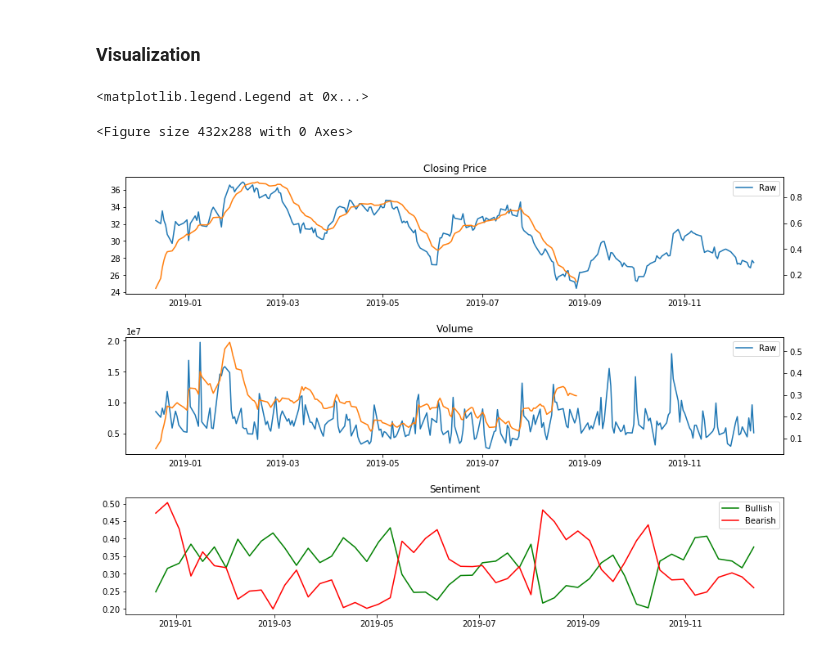
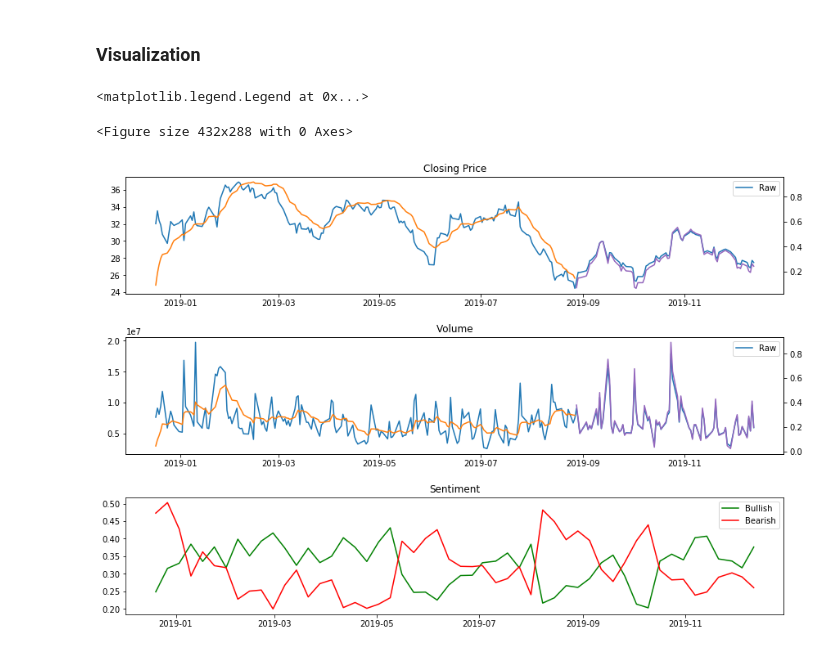
Before and after one commit to jmclark/Trading_Notebooks, a Jupyter notebook: Forecasting_Exp_1.ipynb, the cells around one changed output. Cells and saved outputs as stored; diff of their text form; code cells hidden in the pictures.

Commit message:
Fix normalization for test data in smoother_scaler

```diff
--- a/Forecasting_Exp_1.ipynb
+++ b/Forecasting_Exp_1.ipynb
@@ -192,7 +192,6 @@ def smoother_scaler(train_data, test_data, EMA, gamma):
     test_data = np.asarray(test_data).reshape(-1, 1)
 
     train_data = scaler.fit_transform(train_data)
-    test_data = scaler.transform(test_data)
 
     # Reshape both train and test data
     train_data = train_data.reshape(-1)
@@ -264,31 +275,33 @@ gamma = 0.15
 
 AAL_close_train_sm, AAL_close_test_sm = smoother_scaler(AAL_close_train_list, AAL_close_test_list, EMA, gamma)
 AAL_vol_train_sm, AAL_vol_test_sm = smoother_scaler(AAL_vol_train_list, AAL_vol_test_list, EMA, gamma)
 
 plt.figure(1)
 fig, axs = plt.subplots(3, 1, figsize=(12,8))
 
 axs[0].plot(AAL_date, AAL_close, label = "Raw", c = 'tab:blue')
 axs01 = axs[0].twinx()
 axs01.plot(AAL_date_train_list, AAL_close_train_sm, label = "Smoothed", c = 'tab:orange')
+axs01.plot(AAL_date_test_list, AAL_close_test_sm, label = "Smoothed", c = 'tab:purple')
 
 axs[1].plot(AAL_date, AAL_vol, label = "Raw", c = 'tab:blue')
 axs11 = axs[1].twinx()
 axs11.plot(AAL_date_train_list, AAL_vol_train_sm, label = "Smoothed", c = 'tab:orange')
+axs11.plot(AAL_date_test_list, AAL_vol_test_sm, label = "Smoothed", c = 'tab:purple')
 
 axs[2].plot(sent_date, sent_bull, label = "Bullish", color='g')
 axs[2].plot(sent_date, sent_bear, label = "Bearish", color='r')
 
 axs[0].set_title("Closing Price")
 axs[1].set_title("Volume")
 axs[2].set_title("Sentiment")
 
 plt.tight_layout(pad=0.4, w_pad=0.5, h_pad=2.0)
 
 axs[0].legend()
 axs[1].legend()
 axs[2].legend()
 # %% [output]
 <matplotlib.legend.Legend at 0x...>
 <Figure size 432x288 with 0 Axes>
-[figure, old version]
+[figure, new version]
```
Also changed, not shown: parts of 1 cell of this notebook.
